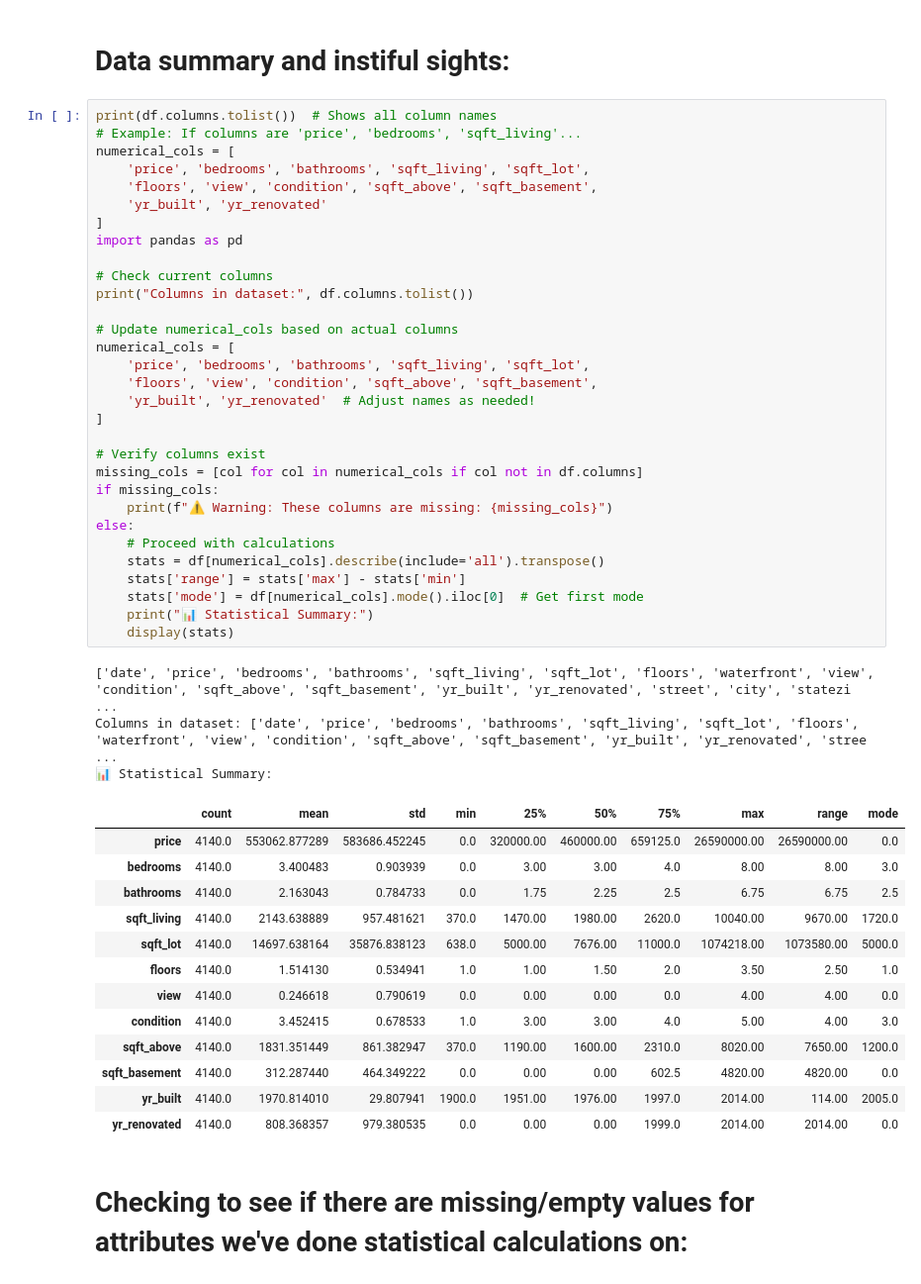
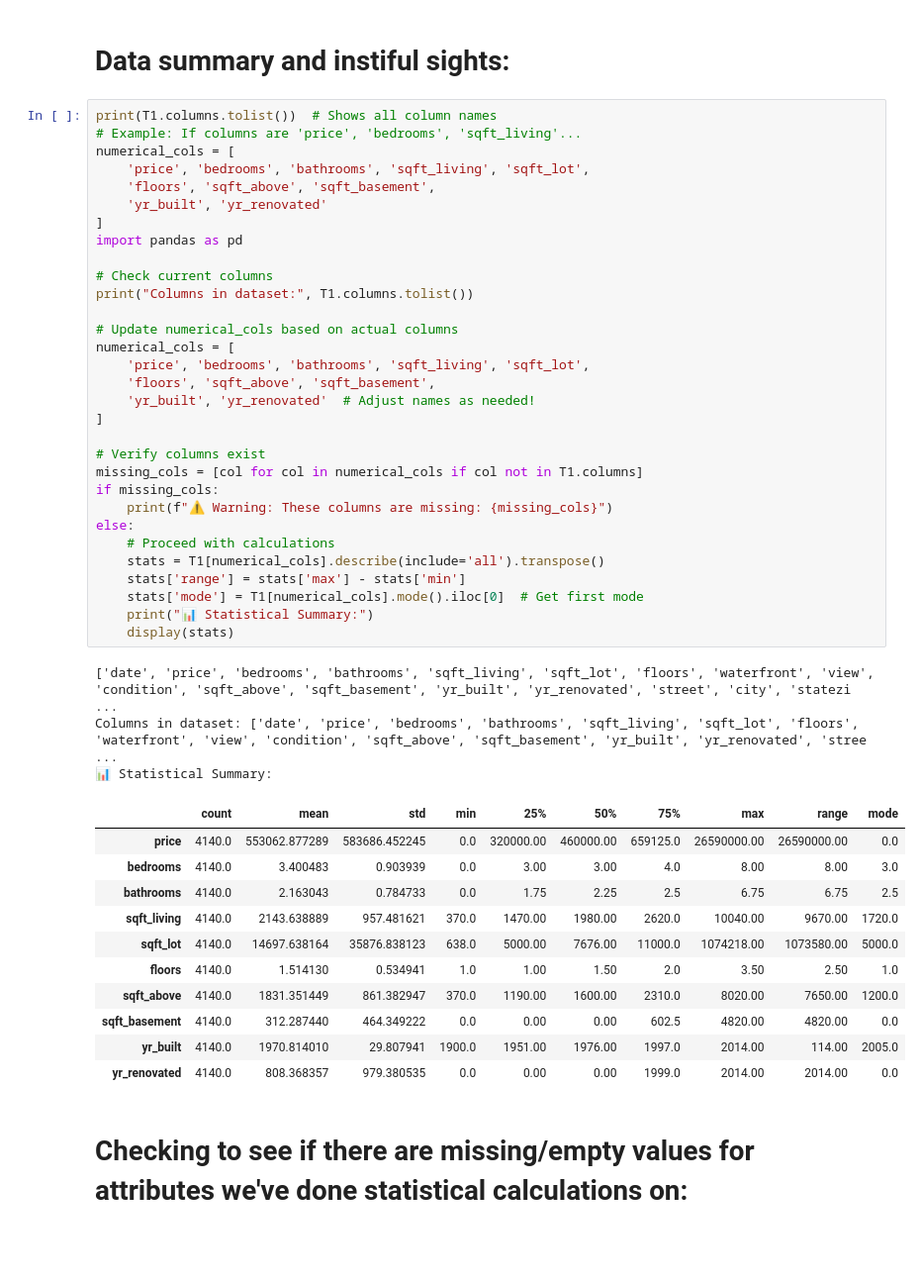
Before and after one commit to Tireza1/Getting_into_Business, a Jupyter notebook: Lab1.ipynb, the cells around one changed output. Shown at 99% size. Cells and saved outputs as stored; diff of their text form; blank space fills up the shorter version.

```diff
--- a/Lab1.ipynb
+++ b/Lab1.ipynb
@@ -66,49 +58,47 @@ T1.head()
 # %% [markdown]
 # **Data summary and instiful sights:**
 # %%
-print(df.columns.tolist())  # Shows all column names
+print(T1.columns.tolist())  # Shows all column names
 # Example: If columns are 'price', 'bedrooms', 'sqft_living'...
 numerical_cols = [
     'price', 'bedrooms', 'bathrooms', 'sqft_living', 'sqft_lot',
-    'floors', 'view', 'condition', 'sqft_above', 'sqft_basement',
+    'floors', 'sqft_above', 'sqft_basement',
     'yr_built', 'yr_renovated'
 ]
 import pandas as pd
 
 # Check current columns
-print("Columns in dataset:", df.columns.tolist())
+print("Columns in dataset:", T1.columns.tolist())
 
 # Update numerical_cols based on actual columns
 numerical_cols = [
     'price', 'bedrooms', 'bathrooms', 'sqft_living', 'sqft_lot',
-    'floors', 'view', 'condition', 'sqft_above', 'sqft_basement',
+    'floors', 'sqft_above', 'sqft_basement',
     'yr_built', 'yr_renovated'  # Adjust names as needed!
 ]
 
 # Verify columns exist
-missing_cols = [col for col in numerical_cols if col not in df.columns]
+missing_cols = [col for col in numerical_cols if col not in T1.columns]
 if missing_cols:
     print(f"⚠️ Warning: These columns are missing: {missing_cols}")
 else:
     # Proceed with calculations
-    stats = df[numerical_cols].describe(include='all').transpose()
+    stats = T1[numerical_cols].describe(include='all').transpose()
     stats['range'] = stats['max'] - stats['min']
-    stats['mode'] = df[numerical_cols].mode().iloc[0]  # Get first mode
+    stats['mode'] = T1[numerical_cols].mode().iloc[0]  # Get first mode
     print("📊 Statistical Summary:")
     display(stats)
 # %% [output]
 ['date', 'price', 'bedrooms', 'bathrooms', 'sqft_living', 'sqft_lot', 'floors', 'waterfront', 'view', 'condition', 'sqft_above', 'sqft_basement', 'yr_built', 'yr_renovated', 'street', 'city', 'statezi ...
 Columns in dataset: ['date', 'price', 'bedrooms', 'bathrooms', 'sqft_living', 'sqft_lot', 'floors', 'waterfront', 'view', 'condition', 'sqft_above', 'sqft_basement', 'yr_built', 'yr_renovated', 'stree ...
 📊 Statistical Summary:
 |  | count | mean | std | min | 25% | 50% | 75% | max | range | mode |
 | price | 4140.0 | 553062.877289 | 583686.452245 | 0.0 | 320000.00 | 460000.00 | 659125.0 | 26590000.00 | 26590000.00 | 0.0 |
 | bedrooms | 4140.0 | 3.400483 | 0.903939 | 0.0 | 3.00 | 3.00 | 4.0 | 8.00 | 8.00 | 3.0 |
 | bathrooms | 4140.0 | 2.163043 | 0.784733 | 0.0 | 1.75 | 2.25 | 2.5 | 6.75 | 6.75 | 2.5 |
 | sqft_living | 4140.0 | 2143.638889 | 957.481621 | 370.0 | 1470.00 | 1980.00 | 2620.0 | 10040.00 | 9670.00 | 1720.0 |
 | sqft_lot | 4140.0 | 14697.638164 | 35876.838123 | 638.0 | 5000.00 | 7676.00 | 11000.0 | 1074218.00 | 1073580.00 | 5000.0 |
 | floors | 4140.0 | 1.514130 | 0.534941 | 1.0 | 1.00 | 1.50 | 2.0 | 3.50 | 2.50 | 1.0 |
-| view | 4140.0 | 0.246618 | 0.790619 | 0.0 | 0.00 | 0.00 | 0.0 | 4.00 | 4.00 | 0.0 |
-| condition | 4140.0 | 3.452415 | 0.678533 | 1.0 | 3.00 | 3.00 | 4.0 | 5.00 | 4.00 | 3.0 |
 | sqft_above | 4140.0 | 1831.351449 | 861.382947 | 370.0 | 1190.00 | 1600.00 | 2310.0 | 8020.00 | 7650.00 | 1200.0 |
 | sqft_basement | 4140.0 | 312.287440 | 464.349222 | 0.0 | 0.00 | 0.00 | 602.5 | 4820.00 | 4820.00 | 0.0 |
 | yr_built | 4140.0 | 1970.814010 | 29.807941 | 1900.0 | 1951.00 | 1976.00 | 1997.0 | 2014.00 | 114.00 | 2005.0 |
```
Also changed, not shown: parts of 1 cell of this notebook.
